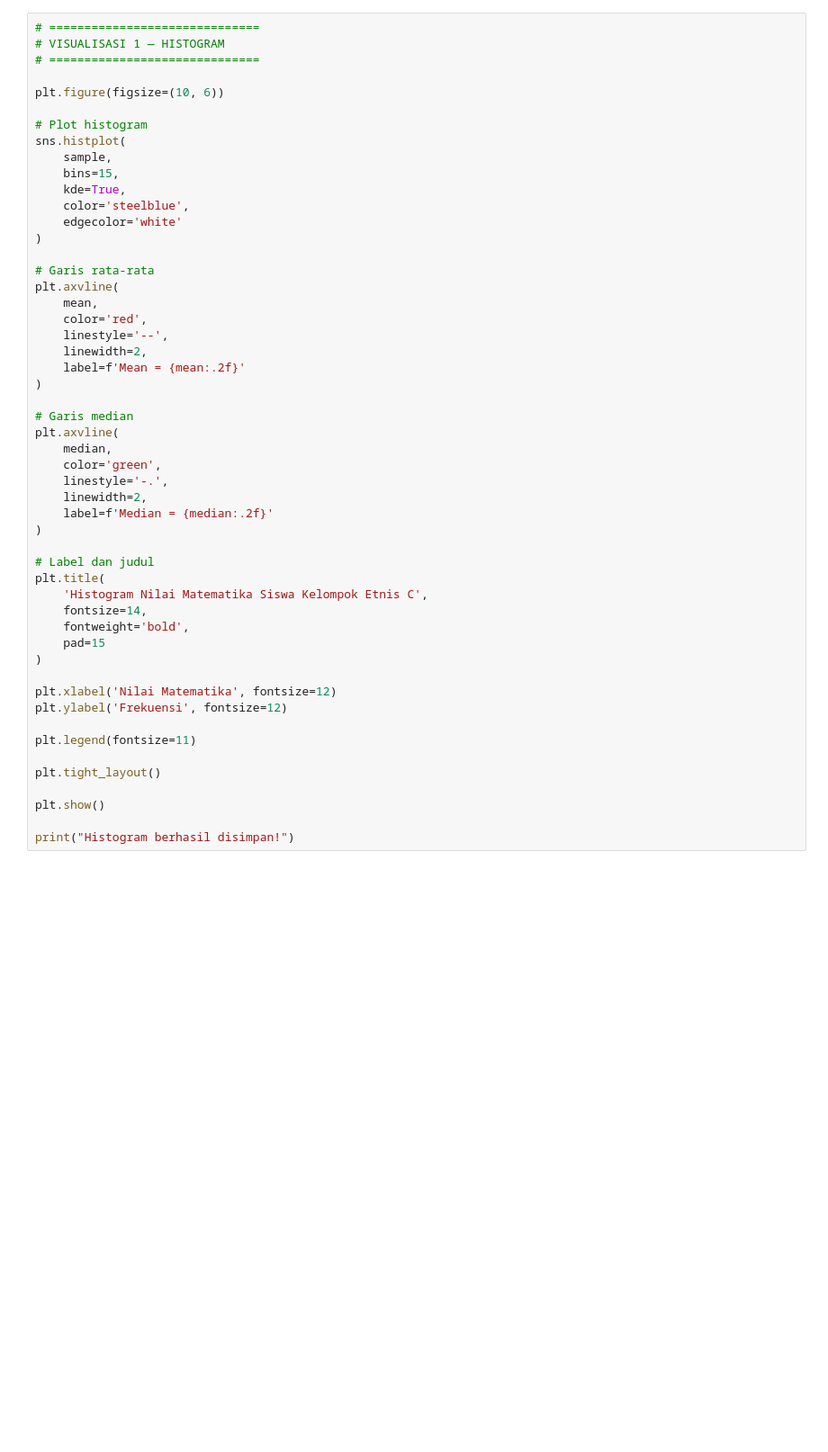
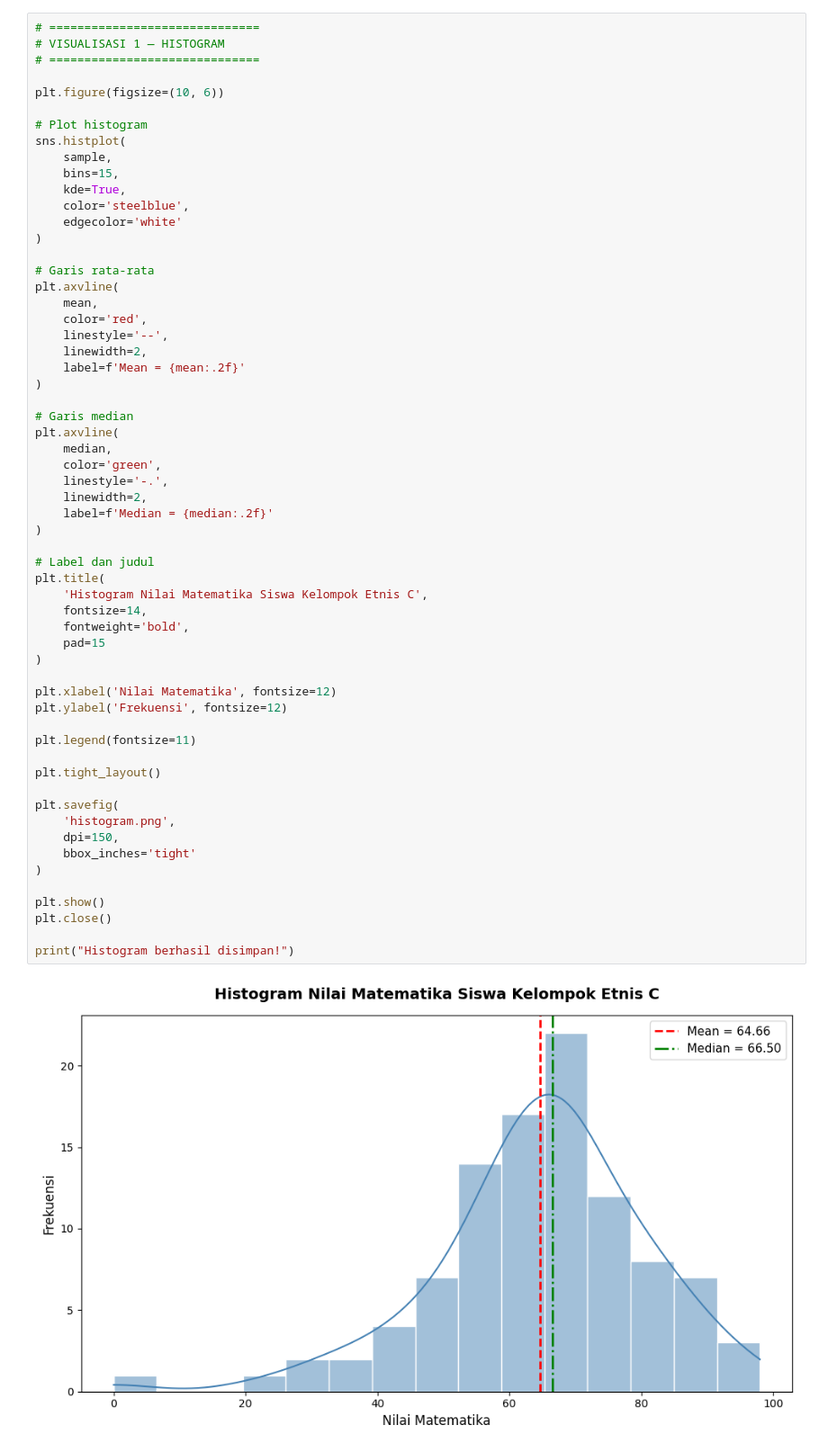
Before and after one commit to BimaTriKurniawan/Tugas-Akhir-Statistika-Kelompok-6, a Jupyter notebook: Kelompok_6_Statistika.ipynb, the cells around one changed output. Shown at 90% size. Drawn from its saved outputs; the diff is of its cells as text; blank space fills up the shorter version.

```diff
--- a/Kelompok_6_Statistika.ipynb
+++ b/Kelompok_6_Statistika.ipynb
@@ -84,30 +115,39 @@ plt.axvline(
     label=f'Mean = {mean:.2f}'
 )
 
 # Garis median
 plt.axvline(
     median,
     color='green',
     linestyle='-.',
     linewidth=2,
     label=f'Median = {median:.2f}'
 )
 
 # Label dan judul
 plt.title(
     'Histogram Nilai Matematika Siswa Kelompok Etnis C',
     fontsize=14,
     fontweight='bold',
     pad=15
 )
 
 plt.xlabel('Nilai Matematika', fontsize=12)
 plt.ylabel('Frekuensi', fontsize=12)
 
 plt.legend(fontsize=11)
 
 plt.tight_layout()
 
+plt.savefig(
+    'histogram.png',
+    dpi=150,
+    bbox_inches='tight'
+)
+
 plt.show()
+plt.close()
 
 print("Histogram berhasil disimpan!")
+# %% [output]
+[figure, added]
```
Also changed, not shown: parts of 5 cells of this notebook.
